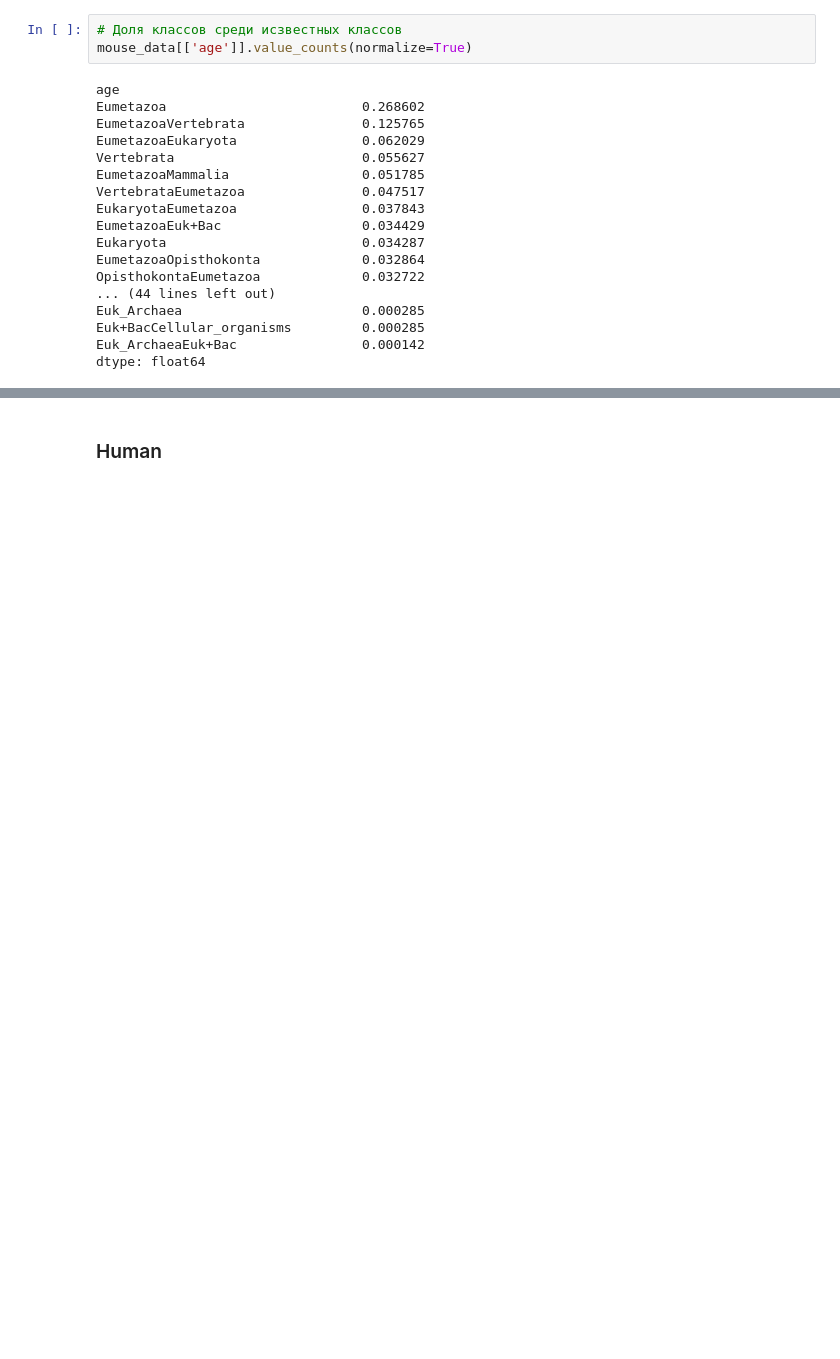
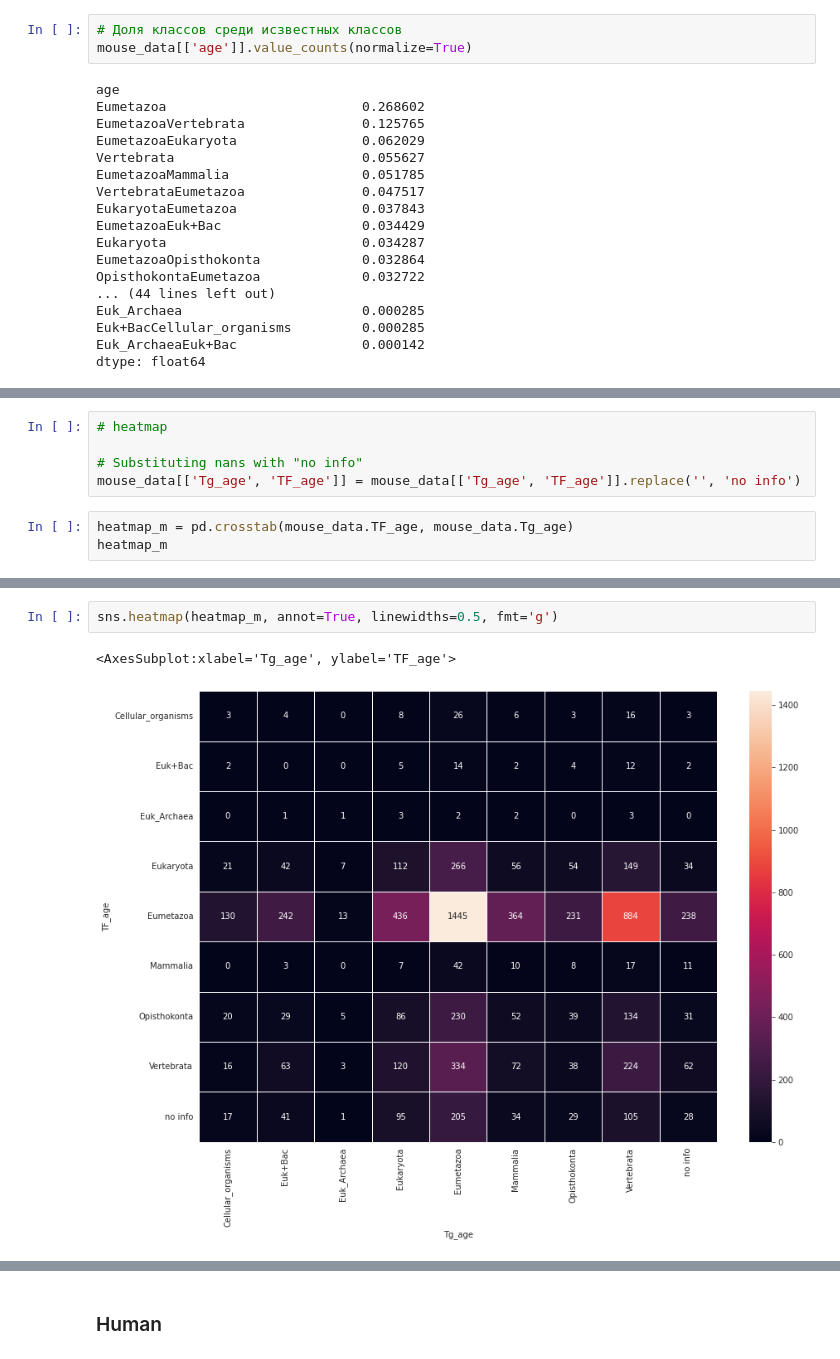
Before and after one commit to Freddsle/age_patterns, a Jupyter notebook: code/02_age_gene_classes.ipynb, the cells around one changed output, grey strips where cells are left out. Drawn from its saved outputs; the diff is of its cells as text; blank space fills up the shorter version.

```diff
--- a/code/02_age_gene_classes.ipynb
+++ b/code/02_age_gene_classes.ipynb
@@ -612,0 +804,8 @@ plt.close()
+# %%
+# heatmap
+
+# Substituting nans with "no info"
+mouse_data[['Tg_age', 'TF_age']] = mouse_data[['Tg_age', 'TF_age']].replace('', 'no info')
+# %%
+heatmap_m = pd.crosstab(mouse_data.TF_age, mouse_data.Tg_age)
+heatmap_m
@@ -612,0 +824,5 @@ plt.close()
+# %%
+sns.heatmap(heatmap_m, annot=True, linewidths=0.5, fmt='g')
+# %% [output]
+<AxesSubplot:xlabel='Tg_age', ylabel='TF_age'>
+[figure, added]
```
Also changed, not shown: parts of 85 cells of this notebook, 24 other files.
